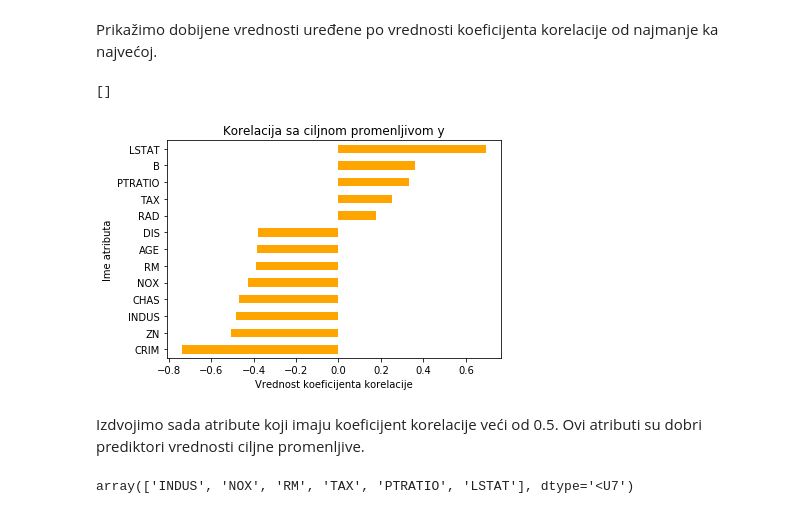
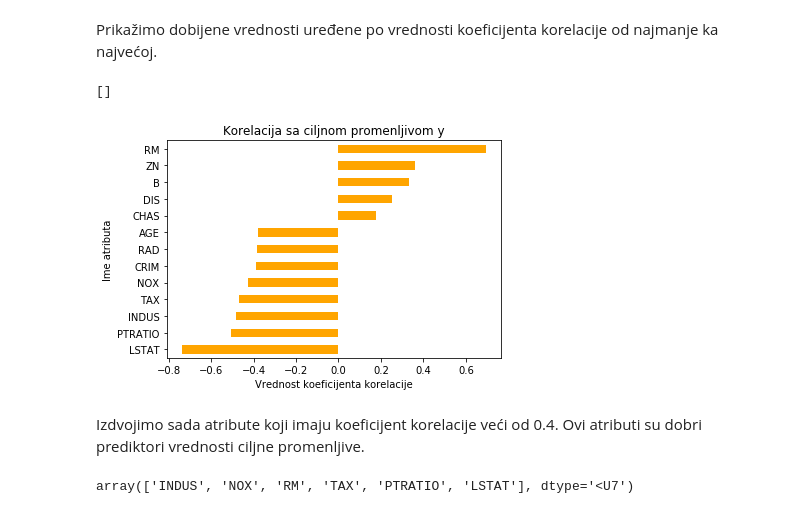
Before and after one commit to matf-ml/materijali-sa-vezbi, a Jupyter notebook: 02_03_linearna_regresija/05-Linearna regresija - analiza atributa.ipynb, the cells around one changed output. Saved outputs shown, nothing was run; the diff lists cells and outputs as text; code cells hidden in the pictures.

```diff
--- a/02_03_linearna_regresija/05-Linearna regresija - analiza atributa.ipynb
+++ b/02_03_linearna_regresija/05-Linearna regresija - analiza atributa.ipynb
@@ -114,17 +114,17 @@ Prikažimo dobijene vrednosti uređene po vrednosti koeficijenta korelacije od n
 # %%
 coefs_for_plot = pd.Series(corrcoefs).sort_values()
 coefs_for_plot.plot(kind = "barh", color = 'orange')
 
 plt.title("Korelacija sa ciljnom promenljivom y")
 plt.ylabel('Ime atributa')
 plt.xlabel('Vrednost koeficijenta korelacije')
-plt.yticks(np.arange(number_of_features), list(feature_names))
+plt.yticks(np.arange(number_of_features), list(feature_names[coefs_for_plot.index]))
 plt.plot()
 # %% [output]
 []
-[figure, old version]
+[figure, new version]
 # %% [markdown]
-Izdvojimo sada atribute koji imaju koeficijent korelacije veći od 0.5. Ovi atributi su dobri prediktori vrednosti ciljne promenljive.
+Izdvojimo sada atribute koji imaju koeficijent korelacije veći od 0.4. Ovi atributi su dobri prediktori vrednosti ciljne promenljive.
 # %%
 feature_names[np.abs(corrcoefs) > 0.4]
 # %% [output]
```
Also changed, not shown: parts of 1 cell of this notebook.
